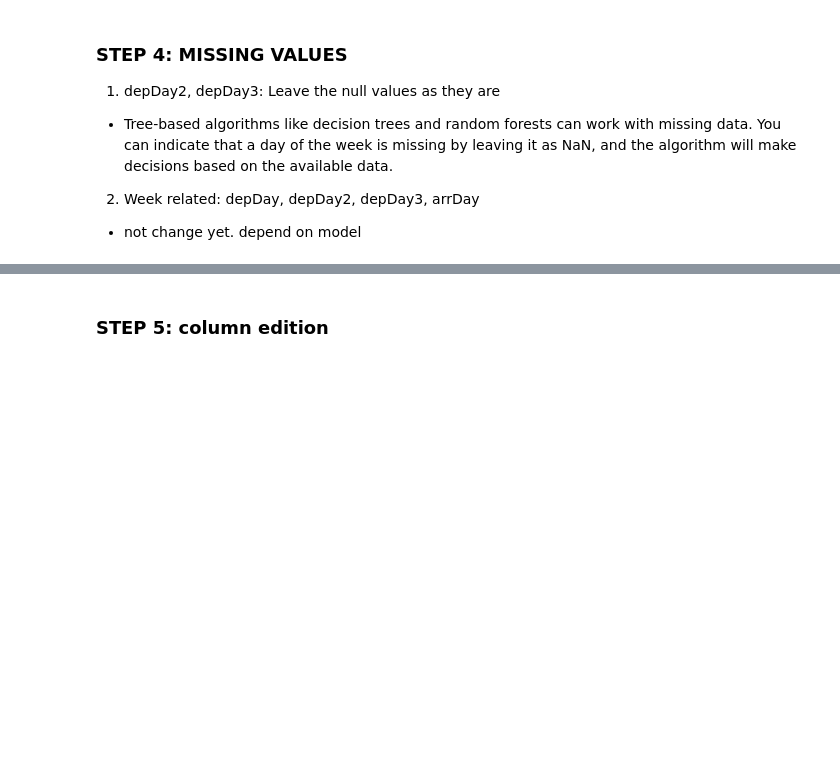
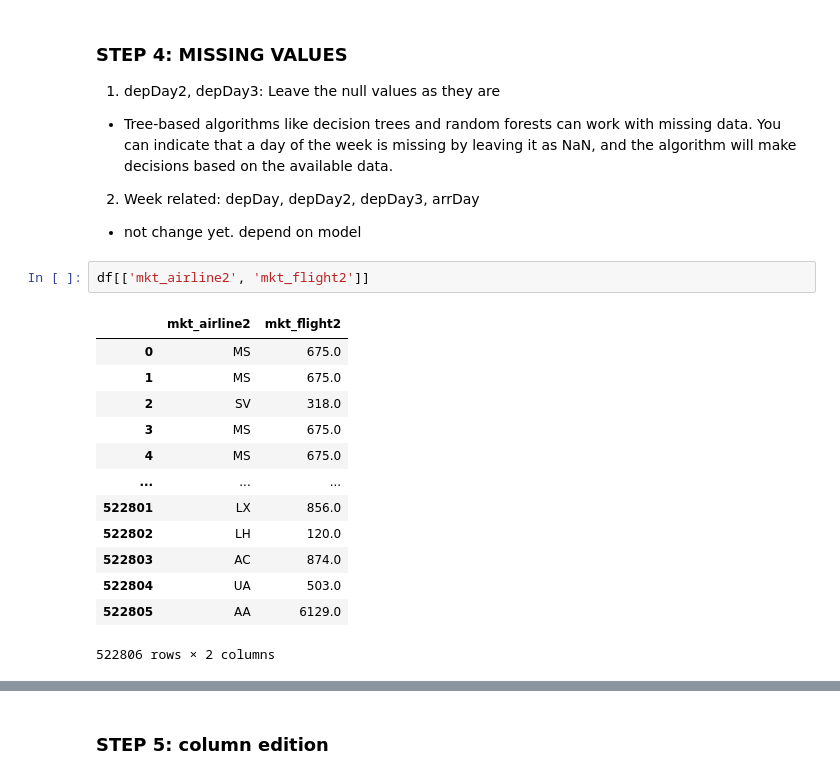
Before and after one commit to youngseo1108/pdsp2023, a Jupyter notebook: backend/Prepro_v2.ipynb, the cells around one changed output, grey strips where cells are left out. Saved outputs shown, nothing was run; the diff lists cells and outputs as text; blank space fills up the shorter version.

```diff
--- a/backend/Prepro_v2.ipynb
+++ b/backend/Prepro_v2.ipynb
@@ -118,6 +122,22 @@ df.head()
 
 2. Week related: depDay, depDay2, depDay3, arrDay
 - not change yet. depend on model
+# %%
+df[['mkt_airline2', 'mkt_flight2']]
+# %% [output]
+|  | mkt_airline2 | mkt_flight2 |
+| 0 | MS | 675.0 |
+| 1 | MS | 675.0 |
+| 2 | SV | 318.0 |
+| 3 | MS | 675.0 |
+| 4 | MS | 675.0 |
+| ... | ... | ... |
+| 522801 | LX | 856.0 |
+| 522802 | LH | 120.0 |
+| 522803 | AC | 874.0 |
+| 522804 | UA | 503.0 |
+| 522805 | AA | 6129.0 |
+522806 rows × 2 columns
 # %%
 # see missing values
 df.isna().sum()
```
Also changed, not shown: parts of 5 cells of this notebook, 3 other files.
